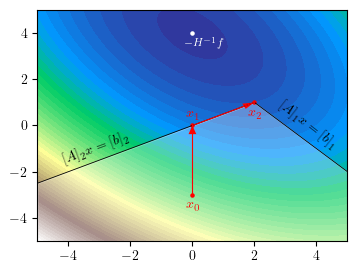
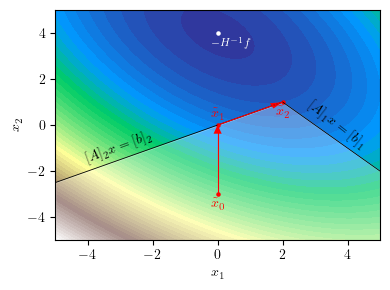
Code edit (unified diff) that turned the first committed figure into the second:
--- before
+++ after
@@ -51,19 +51,22 @@
 # Steps
 plt.scatter(0,-3,color = "red", s = 5)
-plt.text(0, -3-0.2, r'$x_0$', fontsize=10, color='red', ha='center', va='top')
+plt.text(0, -3-0.2, r'$\tilde{x}_0$', fontsize=10, color='red', ha='center', va='top')
 plt.plot([0,0], [-3,0], 'b-', color = "red",lw=0.8)
 plt.arrow(0, -1.5, 0,1.5, shape='full', lw=0, length_includes_head=True, head_width=.25,color = "red")
 
 plt.scatter(0,0,color = "red", s = 5)
-plt.text(0, 0+0.2, r'$x_1$', fontsize=10, color='red', ha='center', va='bottom')
+plt.text(0, 0+0.2, r'$\tilde{x}_1$', fontsize=10, color='red', ha='center', va='bottom')
 plt.plot([0,2], [0,1], 'b-', color = "red",lw=0.8)
 plt.arrow(0, 0, 2,1, shape='full', lw=0, length_includes_head=True, head_width=.25,color = "red")
 
 plt.scatter(2,1,color = "red", s = 5)
-plt.text(2, 1-0.2, r'$x_2$', fontsize=10, color='red', ha='center', va='top')
+plt.text(2, 1-0.2, r'$\tilde{x}_2$', fontsize=10, color='red', ha='center', va='top')
 # Labels
+plt.xlabel(r"$x_1$")
+plt.ylabel(r"$x_2$")
 plt.xlim(-5, 5)
 plt.ylim(-5, 5)
 
-plt.savefig(f"figures/example_primal_qp_steps.png")
+plt.tight_layout()
+plt.savefig(f"figures/example_primal_qp_steps.pdf")
 plt.show()

Commit: small change